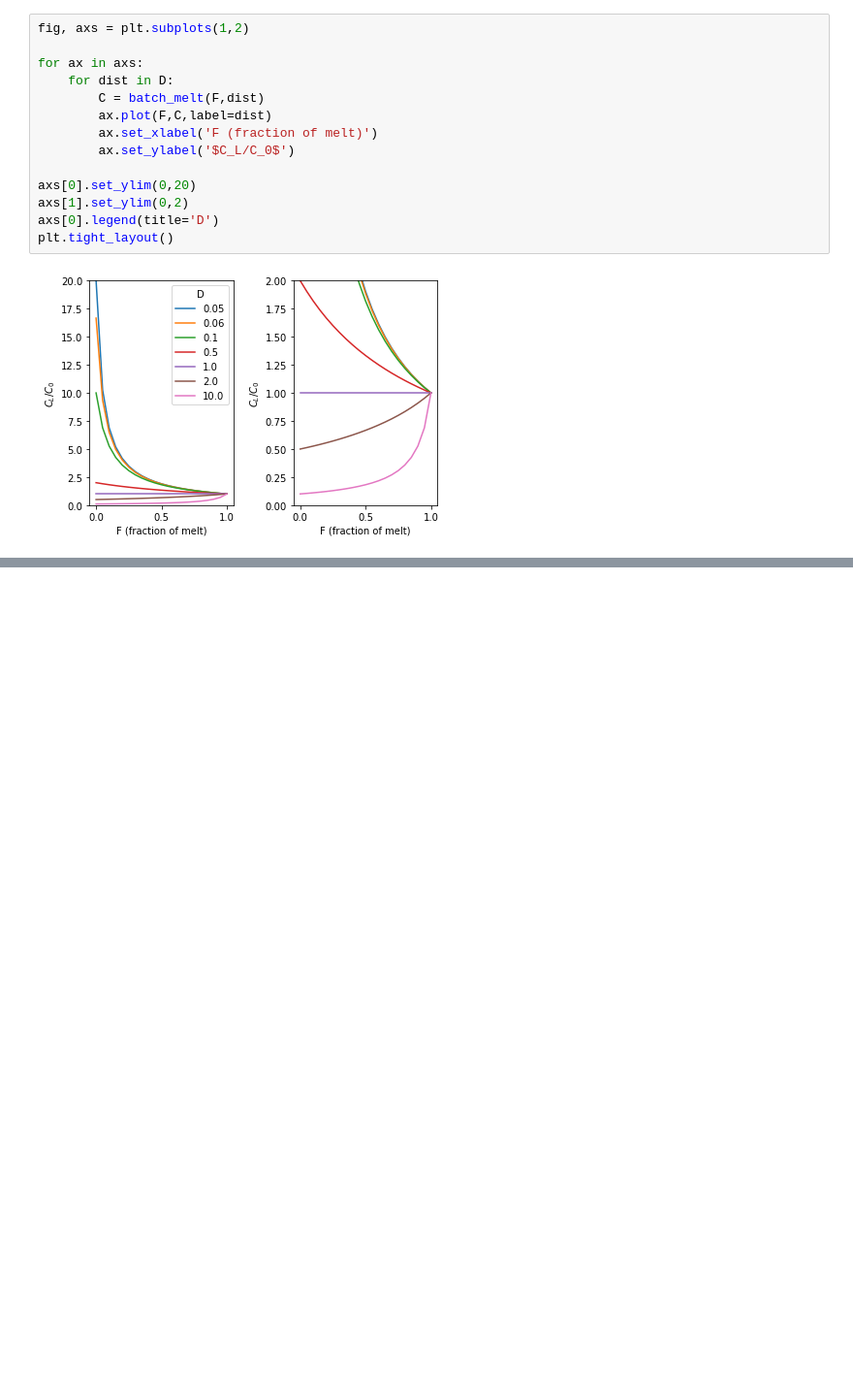
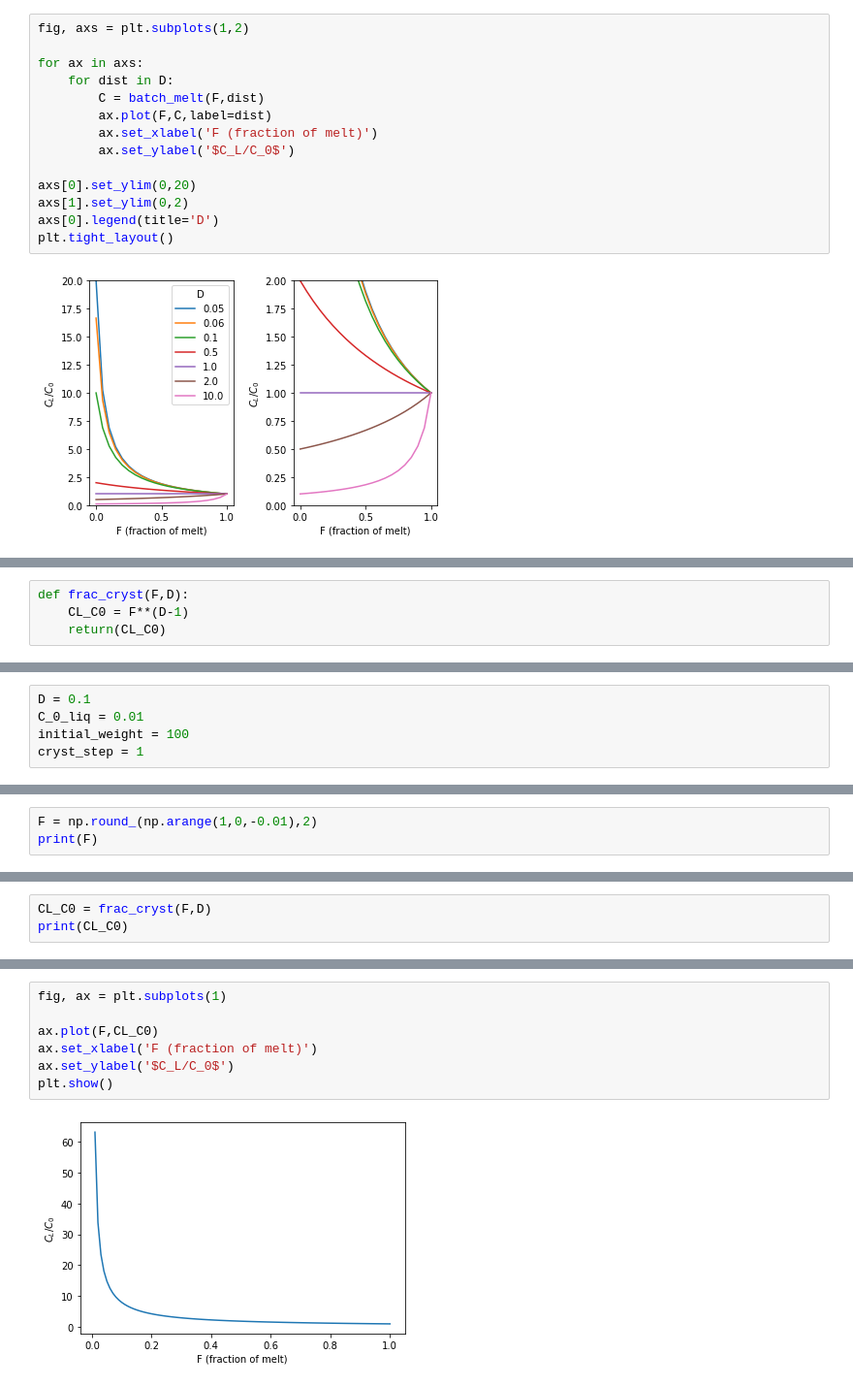
Before and after one commit to dyvasey/geoteach, a Jupyter notebook: igneous_petrology/trace_elements.ipynb, the cells around one changed output, grey strips where cells are left out. Shown: that part at 97% size. Saved outputs shown, nothing was run; the diff lists cells and outputs as text; blank space fills up the shorter version.

Commit message:
Added some fractional crystallization to trace_elements.

```diff
--- a/igneous_petrology/trace_elements.ipynb
+++ b/igneous_petrology/trace_elements.ipynb
@@ -53,0 +57,4 @@ plt.tight_layout()
+# %%
+def frac_cryst(F,D):
+    CL_C0 = F**(D-1)
+    return(CL_C0)
@@ -53,0 +67,5 @@ plt.tight_layout()
+# %%
+D = 0.1
+C_0_liq = 0.01
+initial_weight = 100
+cryst_step = 1
@@ -53,0 +74,3 @@ plt.tight_layout()
+# %%
+F = np.round_(np.arange(1,0,-0.01),2)
+print(F)
@@ -53,0 +88,3 @@ plt.tight_layout()
+# %%
+CL_C0 = frac_cryst(F,D)
+print(CL_C0)
@@ -53,0 +109,9 @@ plt.tight_layout()
+# %%
+fig, ax = plt.subplots(1)
+
+ax.plot(F,CL_C0)
+ax.set_xlabel('F (fraction of melt)')
+ax.set_ylabel('$C_L/C_0$')
+plt.show()
+# %% [output]
+[figure, added]
```
Also changed, not shown: parts of 6 cells of this notebook.
